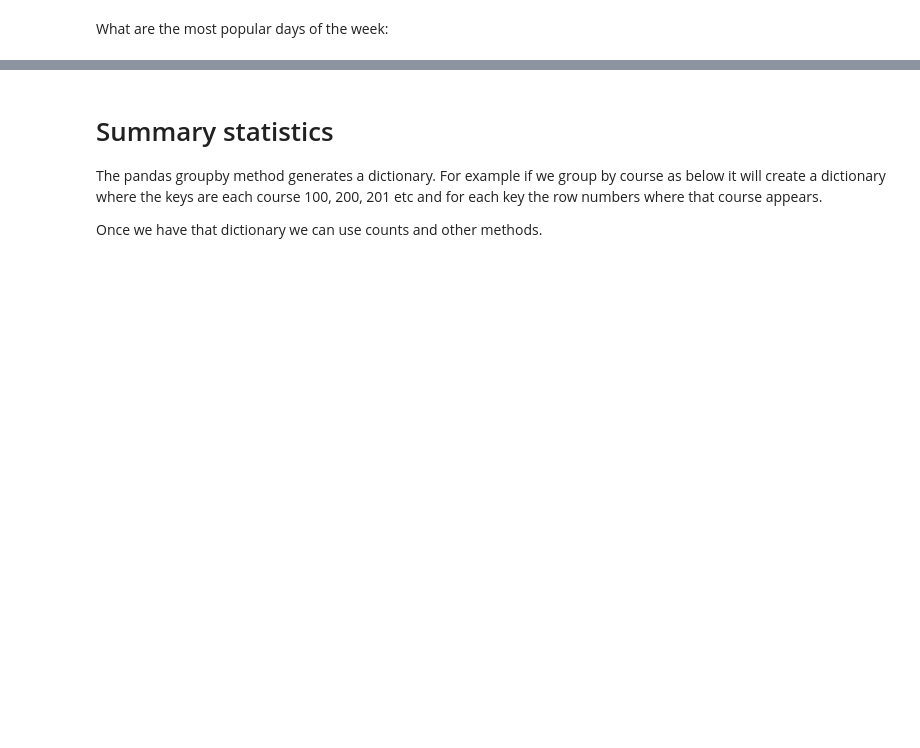
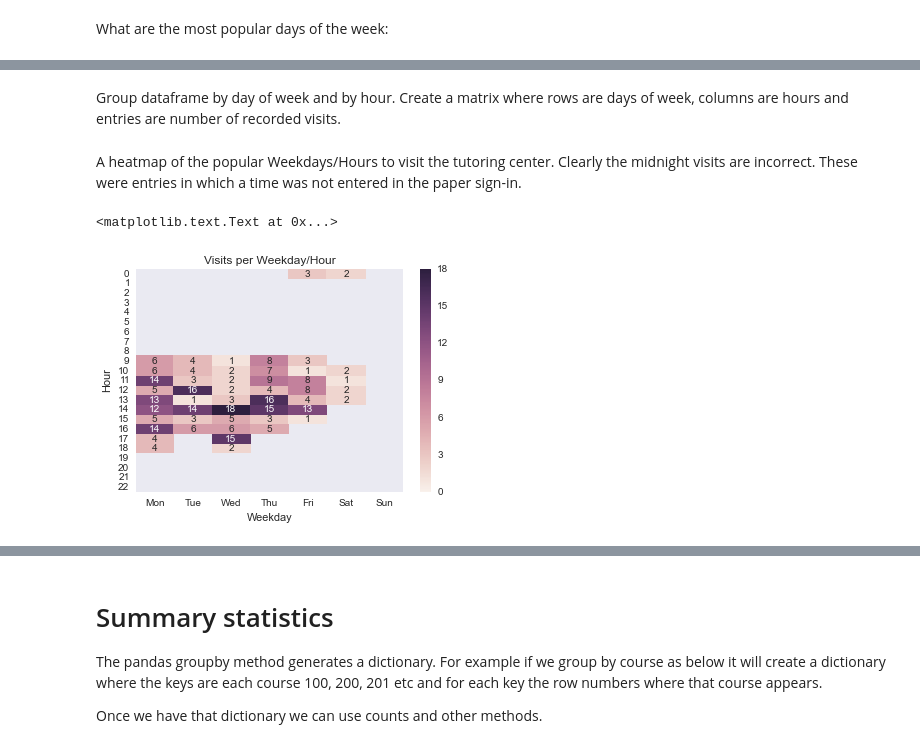
Before and after one commit to ilevcovitz/econ_tutoring_sign_in, a Jupyter notebook: analyze/TutorAnalysis.ipynb, the cells around one changed output, grey strips where cells are left out. Saved outputs shown, nothing was run; the diff lists cells and outputs as text; code cells hidden in the pictures; blank space fills up the shorter version.

```diff
--- a/analyze/TutorAnalysis.ipynb
+++ b/analyze/TutorAnalysis.ipynb
@@ -30,0 +32,24 @@ df.groupby('dayofweek').size().sort_values().plot(kind='barh')
+# %% [markdown]
+Group dataframe by day of week and by hour. Create a matrix where rows are days of week, columns are hours and entries are number of recorded visits.
+# %%
+times = pd.DatetimeIndex(df['timestamp'])
+series_weekday_hour = df.groupby([df['dayofweek'], times.hour]).size()
+
+
+Matrix = [[0 for x in range(7)] for x in range(23)]
+weekday_index = {'Mon': 0, 'Tue': 1, 'Wed': 2, 'Thu': 3, 'Fri': 4, 'Sat': 5, 'Sun': 6}
+for day in series_weekday_hour.index:
+    Matrix[ day[1] ][ weekday_index[day[0]] ] = series_weekday_hour[day]
+# %% [markdown]
+A heatmap of the popular Weekdays/Hours to visit the tutoring center. Clearly the midnight visits are incorrect. These were entries in which a time was not entered in the paper sign-in.
+# %%
+df_heatmap = pd.DataFrame(Matrix, columns = weekmask)
+#mark which values are 0 in mask df. Heatmap then ignores these values.
+mask = (df_heatmap ==0)
+ax = sns.heatmap(df_heatmap , annot=True, mask = mask)
+plt.ylabel('Hour')
+plt.xlabel('Weekday')
+plt.title('Visits per Weekday/Hour')
+# %% [output]
+<matplotlib.text.Text at 0x...>
+[figure, added]
```
Also changed, not shown: parts of 16 cells of this notebook.
